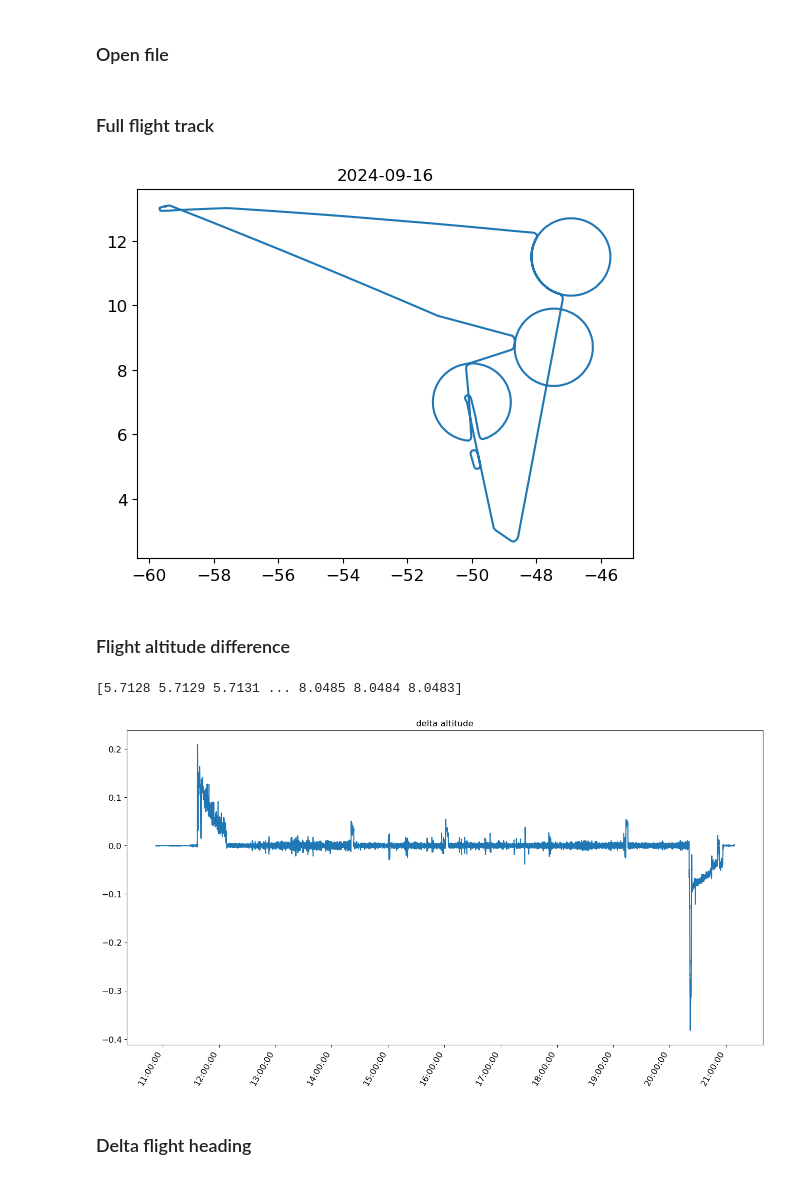
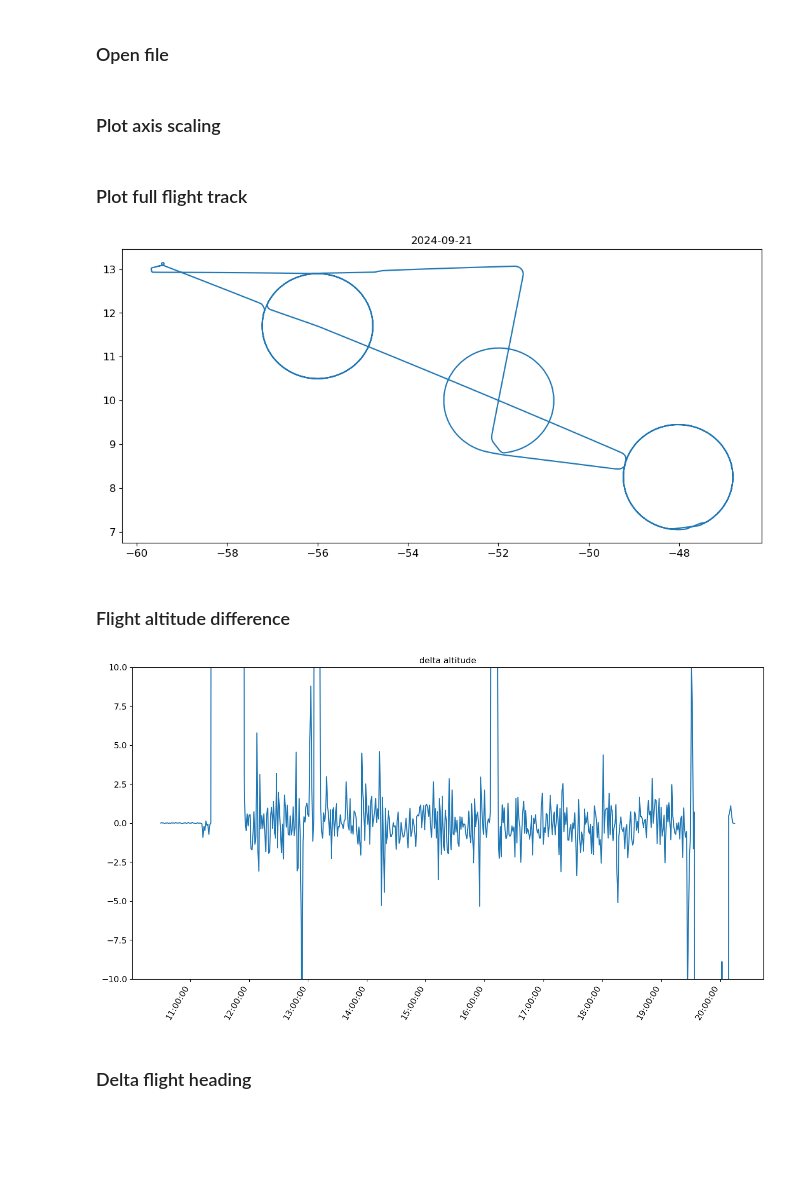
Before and after one commit to tmieslinger/flight_segmentation, a Jupyter notebook: scripts/guessFlightSegmentStraight.ipynb, the cells around one changed output. Saved outputs shown, nothing was run; the diff lists cells and outputs as text; code cells hidden in the pictures; blank space fills up the shorter version.

```diff
--- a/scripts/guessFlightSegmentStraight.ipynb
+++ b/scripts/guessFlightSegmentStraight.ipynb
@@ -15,9 +15,7 @@ from datetime import datetime
 # %%
-flightID = "HALO-20240916a"
+flightID = "HALO-20240921a"
 
 bahamasFreq            = 100              # Hz
-resamplingTime         =  30              # in seconds [interpolation/averaging interval of raw data]
-minimumTimeForStraight = 1800*bahamasFreq # in seconds times bahamas freq
-guessRange             = 4                # resampling intervalls before and after the estimated guess
-
-trackResampling        = 1 # resamplingTime*bahamasFreq
+resamplingTime         =  60              # in seconds [interpolation/averaging interval of raw data]
+minimumTimeForStraight =  10              # as number of resamplingTime intervalls
+guessRange             =   4              # resampling intervalls before and after the estimated guess (not used currently)
@@ -27,0 +40,2 @@ ds = xr.open_zarr("ipns://latest.orcestra-campaign.org/products/HALO/position_at
+# %% [markdown]
+### Plot axis scaling
@@ -28,30 +50,29 @@ ds = xr.open_zarr("ipns://latest.orcestra-campaign.org/products/HALO/position_at
 # %% [markdown]
-### Full flight track
+### Plot full flight track
 # %%
-fig = plt.figure()
+fig = plt.figure(figsize=(xs,ys))
 ax = fig.add_subplot()
 
 plt.xticks(fontweight='light', fontsize=12)
 plt.yticks(fontweight='light', fontsize=12)
 
 ax.plot(ds.lon,ds.lat)
 
 plt.title(f"{pd.Timestamp(ds.time.values[0]).to_pydatetime():%Y-%m-%d}")
 plt.show()
 # %% [output]
-[figure, old version]
+[figure, new version]
 # %% [markdown]
 ### Flight altitude difference
 # %%
-deltaalt = np.diff(ds.alt,n=1)
+deltaalt = np.diff(alt,n=1)
 deltaalt = np.insert(deltaalt,0,0)
 
-print (ds.alt.values)
 fig = plt.figure(figsize=(16,9))
 ax = fig.add_subplot()
 
 resamplingTimeStr= str(resamplingTime)+'s'
-ax.plot(ds.time,deltaalt)
+ax.plot(alt.time,deltaalt)
 
 timeFmt = DateFormatter("%H:%M:%S")
 ax.xaxis.set_major_formatter(timeFmt)
@@ -60,11 +81,12 @@ plt.gcf().autofmt_xdate()
 plt.xticks(rotation=60, fontweight='light', fontsize=12)
 plt.yticks(fontweight='light', fontsize=12)
 
+plt.ylim((-10,10))
+
 plt.title("delta altitude")
 plt.show()
 # %% [output]
-[5.7128 5.7129 5.7131 ... 8.0485 8.0484 8.0483]
-[figure, old version]
+[figure, new version]
 # %% [markdown]
 ### Delta flight heading
 # %%
```
Also changed, not shown: parts of 11 cells of this notebook.
